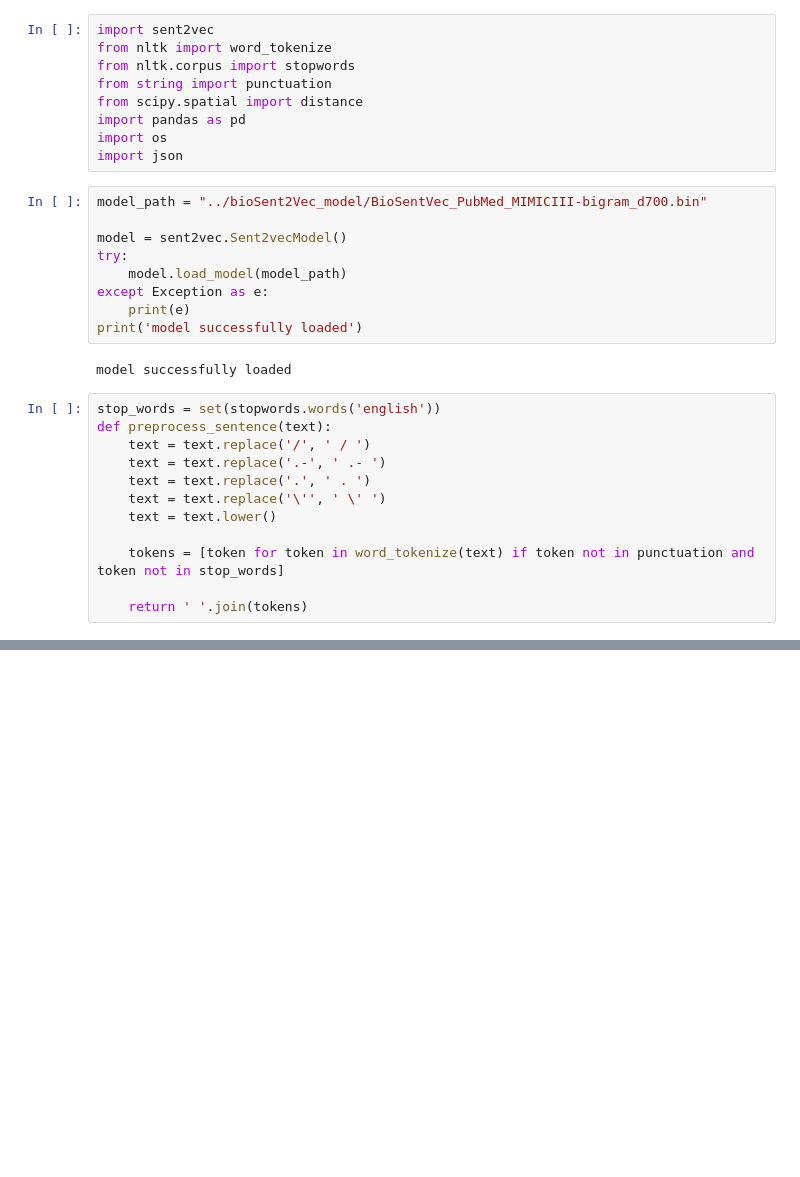
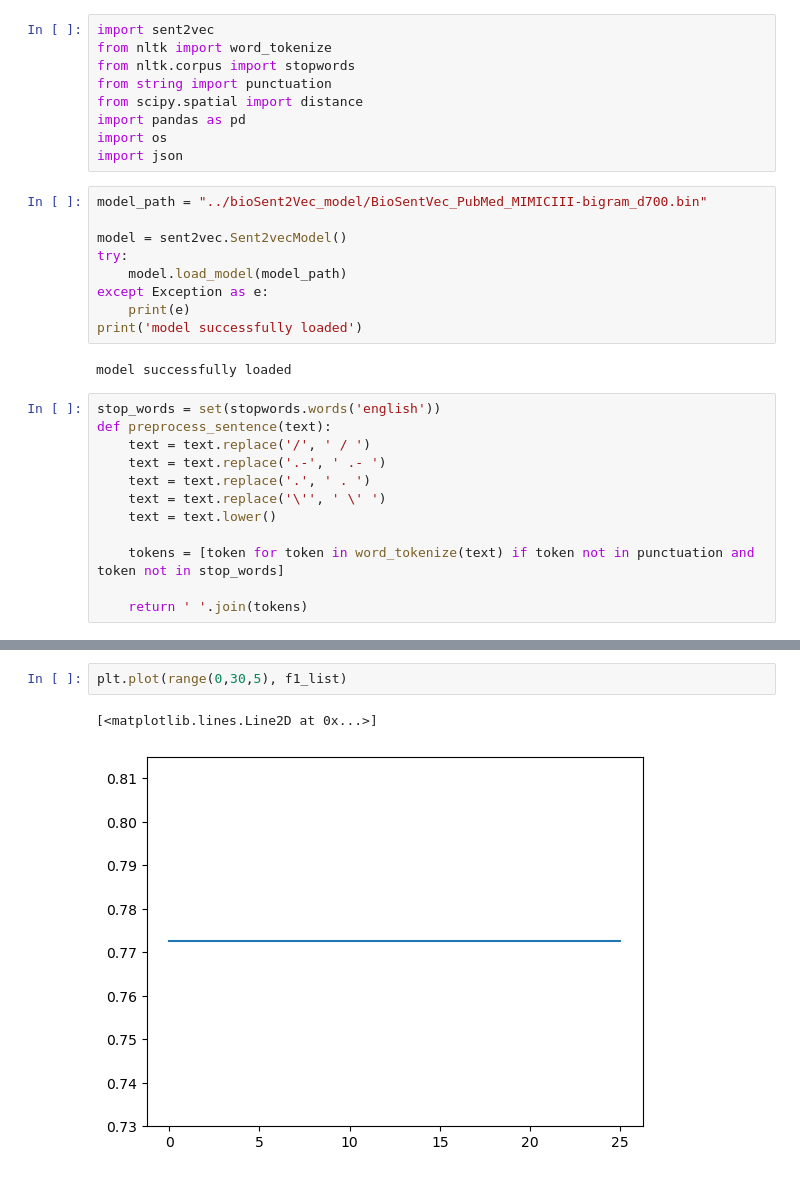
Before and after one commit to Rezana20/bd4h-group-project, a Jupyter notebook: src/bioSent2vec.ipynb, the cells around one changed output, grey strips where cells are left out. Saved outputs shown, nothing was run; the diff lists cells and outputs as text; blank space fills up the shorter version.

```diff
--- a/src/bioSent2vec.ipynb
+++ b/src/bioSent2vec.ipynb
@@ -58,0 +204,5 @@ write_json(fold0_dict, "user_vect_input.json")
+# %%
+plt.plot(range(0,30,5), f1_list)
+# %% [output]
+[<matplotlib.lines.Line2D at 0x...>]
+[figure, added]
```
Also changed, not shown: parts of 16 cells of this notebook.
